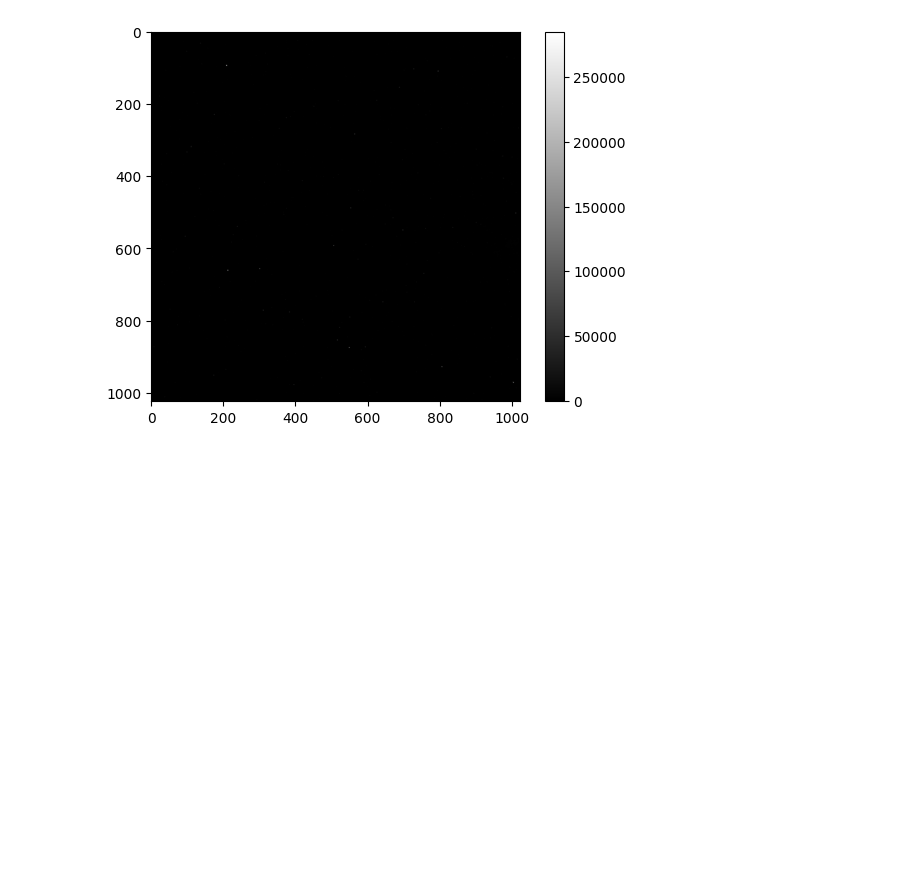
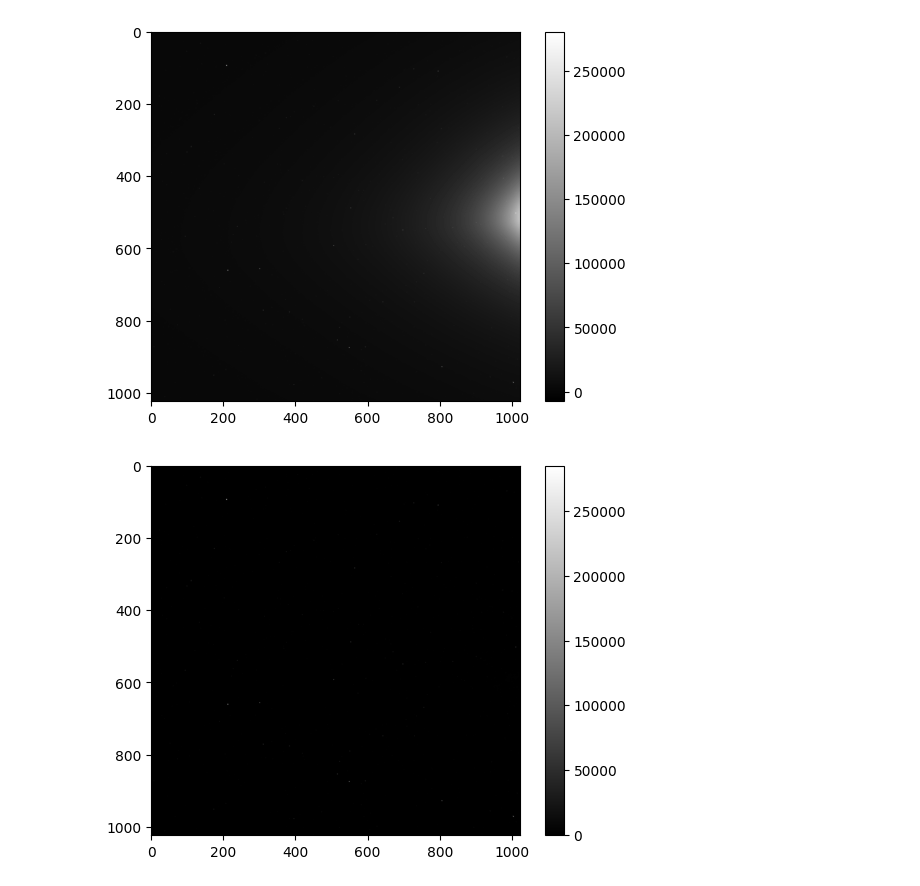
Before and after one commit to maikebauer/STEREO-HI-Data-Processing, a Jupyter notebook: test_reduction_copy.ipynb, the cells around one changed output. Cells and saved outputs as stored; diff of their text form; code cells hidden in the pictures; blank space fills up the shorter version.

```diff
--- a/test_reduction_copy.ipynb
+++ b/test_reduction_copy.ipynb
@@ -345,3 +446,26 @@ plt.show()
+# %%
+from astropy.io import fits
+
+# Specify the path to the FITS file
+fits_file_raw = '/home/mbauer/SolarSoftWare/stereo/secchi/calibration/20100421_flatfld_sum_h1a.fts'
+
+# Read the FITS file
+hdul_raw = fits.open(fits_file_raw)
+data_raw = hdul[0].data
+
+# Create a new figure
+fig = plt.figure()
+
+# Display the data
+plt.imshow(np.flipud(data_raw), cmap='gray')
+
+# Add a colorbar
+plt.colorbar()
+
+# Show the figure
+plt.show()
+# %% [output]
+[figure, added]
 # %%
 
 # Specify the path to the FITS file
```
Also changed, not shown: parts of 28 cells of this notebook, 2 other files.
